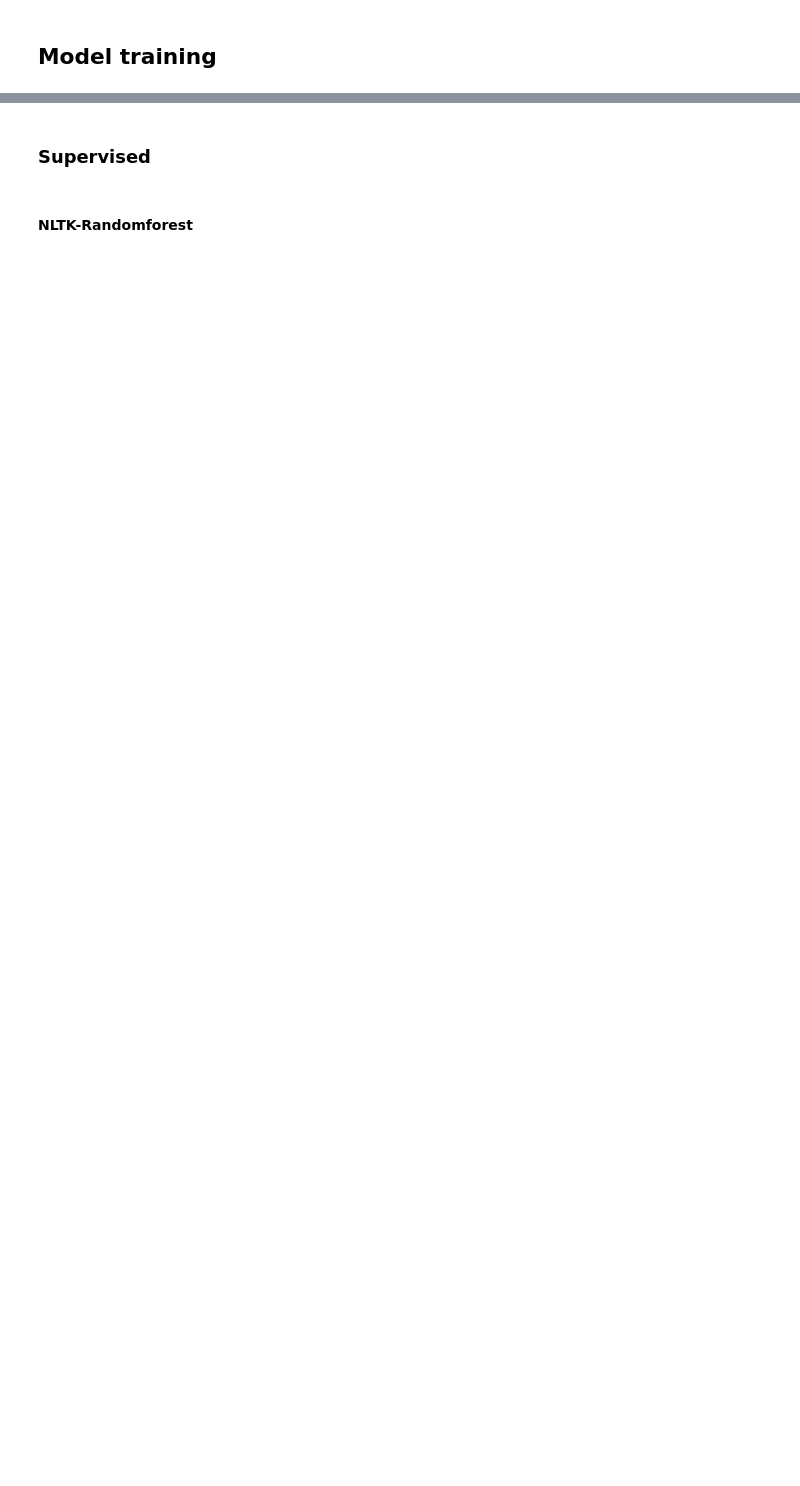
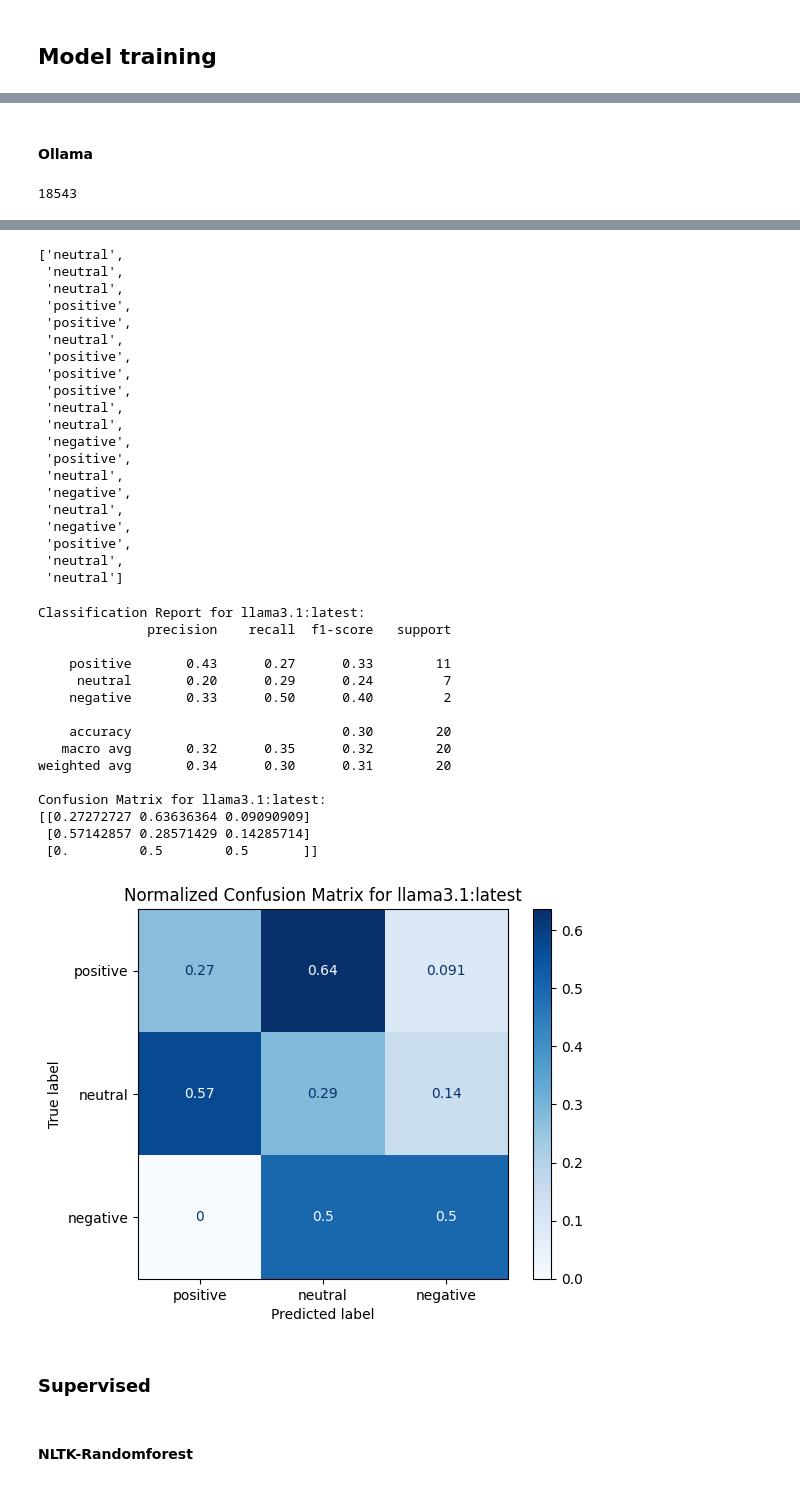
Before and after one commit to NiklasSeitherDHBW/NLP-CrowdFlow, a Jupyter notebook: src/models.ipynb, the cells around one changed output, grey strips where cells are left out. Cells and saved outputs as stored; diff of their text form; code cells hidden in the pictures; blank space fills up the shorter version.

Commit message:
Implemented first draft using llama3.1:latest model

```diff
--- a/src/models.ipynb
+++ b/src/models.ipynb
@@ -68,0 +71,19 @@ df_tweets.head()
+# %% [markdown]
+#### Ollama
+# %%
+ollama_model = "llama3.1:latest"
+# %%
+len(df_tweets)
+# %% [output]
+18543
+# %%
+ollama_pipeline = utils.OllamaPipeline(
+    df=df_tweets,
+    features=FEATURES,
+    target=TARGET,
+    ollama_model=ollama_model,
+    model_name=ollama_model,
+)
+# %%
+ollama_pipeline.evaluate()
+# %% [output]
@@ -69,3 +124,39 @@ df_tweets.head()
+['neutral',
+ 'neutral',
+ 'neutral',
+ 'positive',
+ 'positive',
+ 'neutral',
+ 'positive',
+ 'positive',
+ 'positive',
+ 'neutral',
+ 'neutral',
+ 'negative',
+ 'positive',
+ 'neutral',
+ 'negative',
+ 'neutral',
+ 'negative',
+ 'positive',
+ 'neutral',
+ 'neutral']
+Classification Report for llama3.1:latest:
+              precision    recall  f1-score   support
+
+    positive       0.43      0.27      0.33        11
+     neutral       0.20      0.29      0.24         7
+    negative       0.33      0.50      0.40         2
+
+    accuracy                           0.30        20
+   macro avg       0.32      0.35      0.32        20
+weighted avg       0.34      0.30      0.31        20
+
+Confusion Matrix for llama3.1:latest:
+[[0.27272727 0.63636364 0.09090909]
+ [0.57142857 0.28571429 0.14285714]
+ [0.         0.5        0.5       ]]
+[figure, added]
 # %% [markdown]
 ### Supervised
 # %% [markdown]
```
Also changed, not shown: parts of 6 cells of this notebook, 6 other files.
